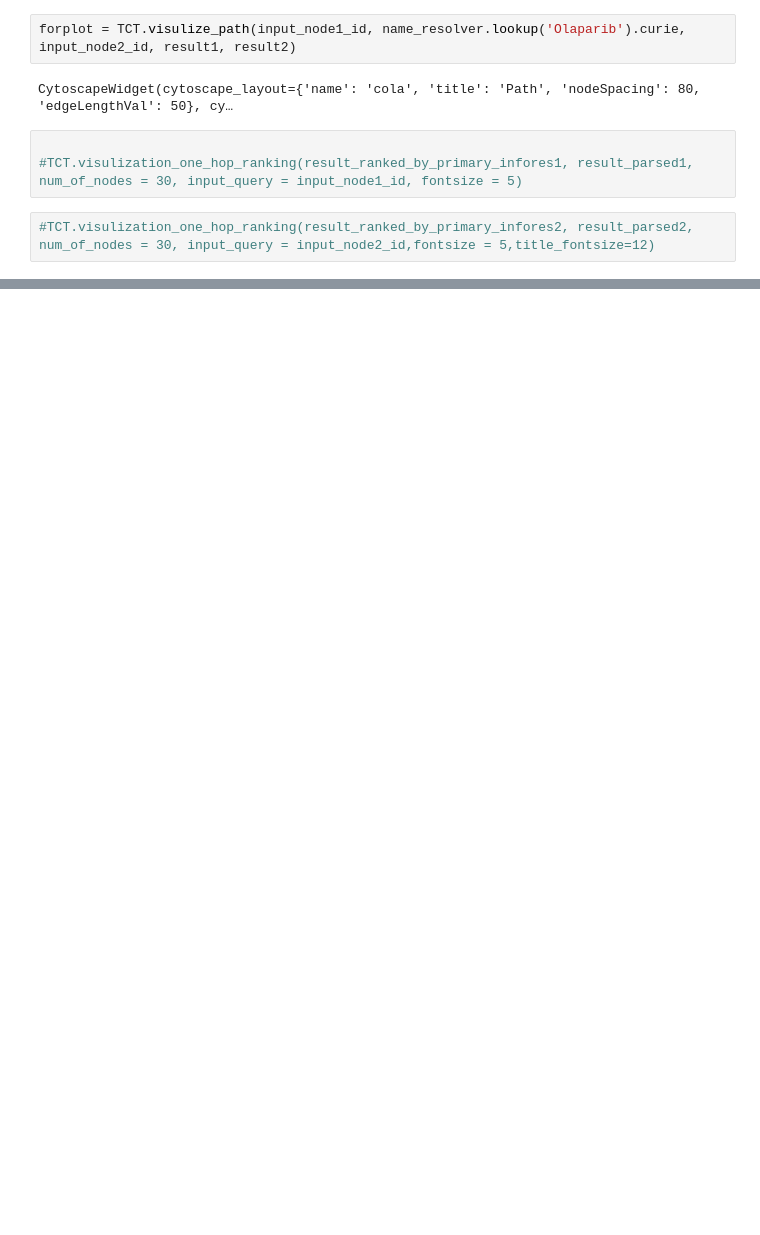
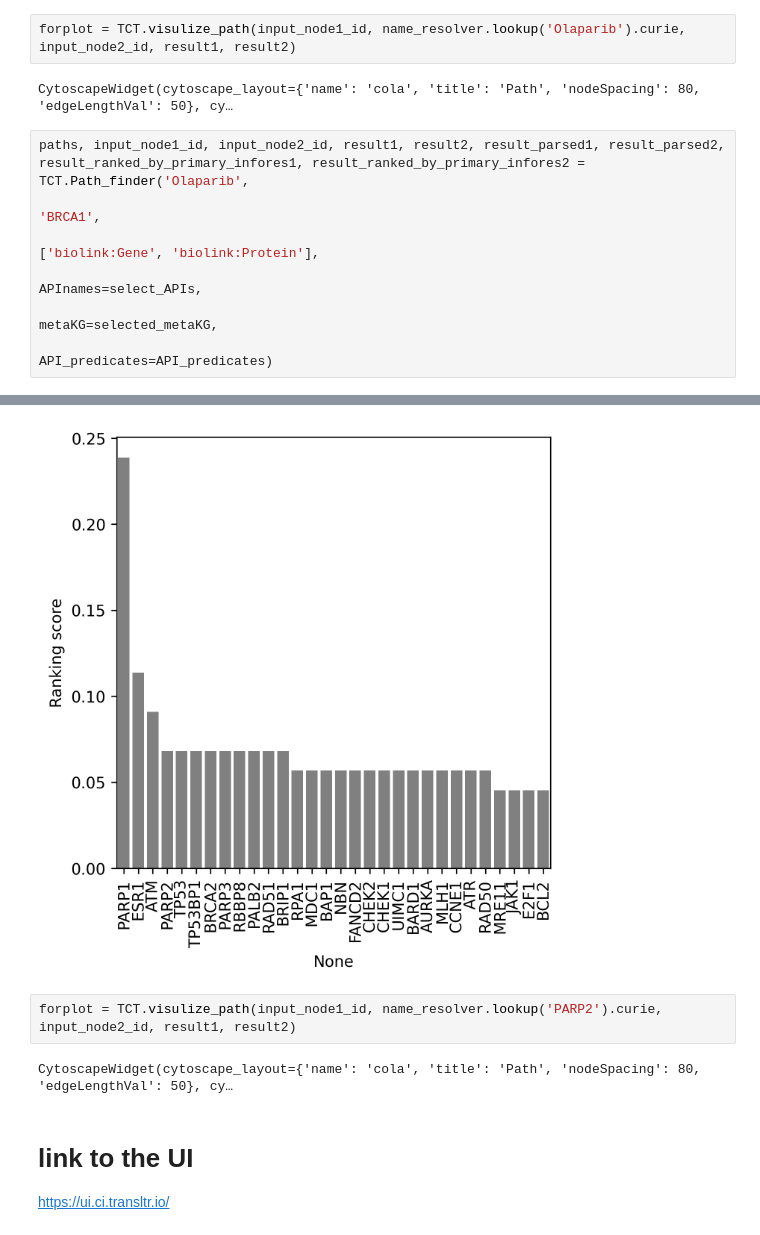
Before and after one commit to sierra-moxon/Translator_component_toolkit, a Jupyter notebook: notebooks/Path_finder.ipynb, the cells around one changed output, grey strips where cells are left out. Drawn from its saved outputs; the diff is of its cells as text; blank space fills up the shorter version.

```diff
--- a/notebooks/Path_finder.ipynb
+++ b/notebooks/Path_finder.ipynb
@@ -110,8 +104,11 @@ paths
 forplot = TCT.visulize_path(input_node1_id, name_resolver.lookup('Olaparib').curie, input_node2_id, result1, result2)
 # %% [output]
 CytoscapeWidget(cytoscape_layout={'name': 'cola', 'title': 'Path', 'nodeSpacing': 80, 'edgeLengthVal': 50}, cy…
-# %%
-
-#TCT.visulization_one_hop_ranking(result_ranked_by_primary_infores1, result_parsed1, num_of_nodes = 30, input_query = input_node1_id, fontsize = 5)
-# %%
-#TCT.visulization_one_hop_ranking(result_ranked_by_primary_infores2, result_parsed2, num_of_nodes = 30, input_query = input_node2_id,fontsize = 5,title_fontsize=12)
+# %%
+paths, input_node1_id, input_node2_id, result1, result2, result_parsed1, result_parsed2, result_ranked_by_primary_infores1, result_ranked_by_primary_infores2 = TCT.Path_finder('Olaparib',
+                                                                                                                                                                                'BRCA1',
+                                                                                                                                                                                ['biolink:Gene', 'biolink:Protein'],
+                                                                                                                                                                                APInames=select_APIs,
+                                                                                                                                                                                metaKG=selected_metaKG,
+                                                                                                                                                                                API_predicates=API_predicates)
+# %% [output]
@@ -117,0 +132,8 @@ CytoscapeWidget(cytoscape_layout={'name': 'cola', 'title': 'Path', 'nodeSpacing'
+[figure, added]
+# %%
+forplot = TCT.visulize_path(input_node1_id, name_resolver.lookup('PARP2').curie, input_node2_id, result1, result2)
+# %% [output]
+CytoscapeWidget(cytoscape_layout={'name': 'cola', 'title': 'Path', 'nodeSpacing': 80, 'edgeLengthVal': 50}, cy…
+# %% [markdown]
+# link to the UI
+https://ui.ci.transltr.io/
```
Also changed, not shown: parts of 5 cells of this notebook.
